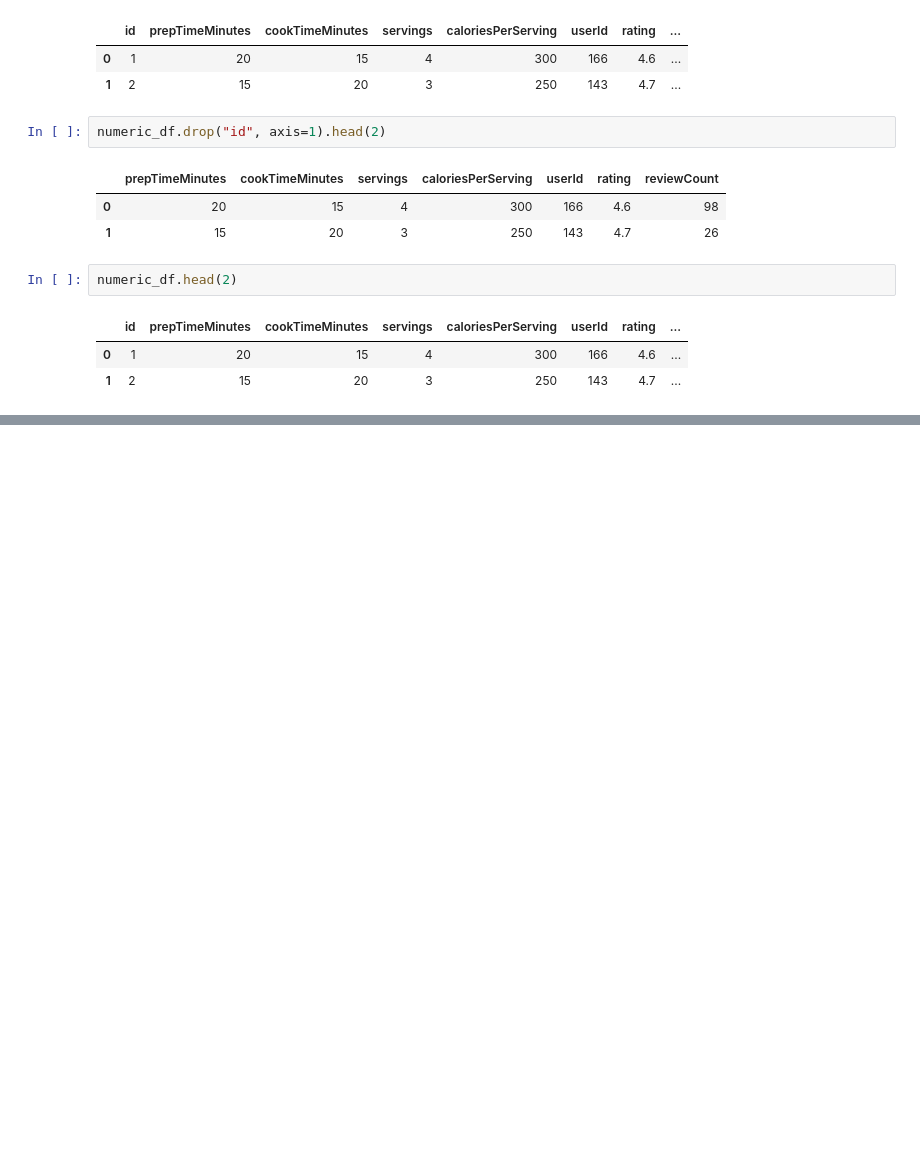
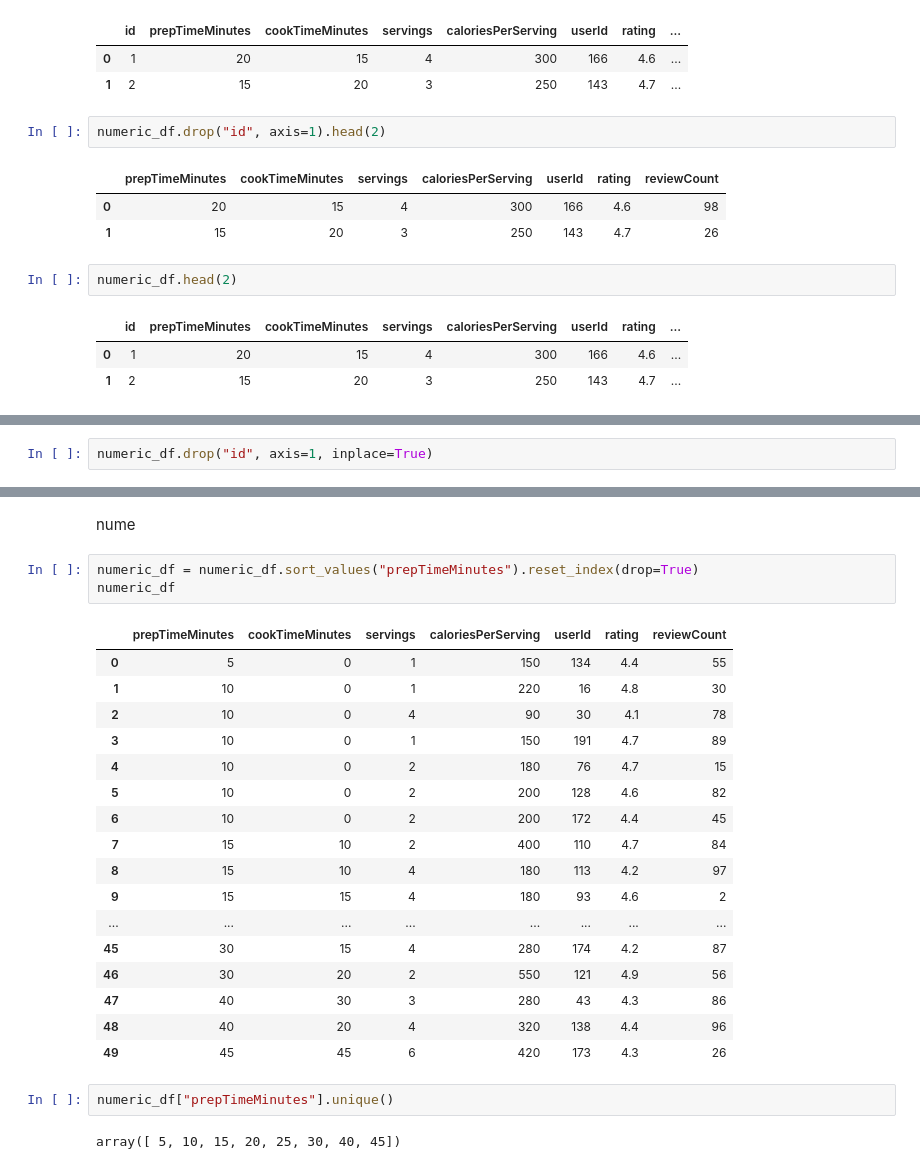
Before and after one commit to sojog/ML-NLP-DP-Bittnet-Iulie-2026, a Jupyter notebook: Ziua3/02.retete_dataframe.ipynb, the cells around one changed output, grey strips where cells are left out. Drawn from its saved outputs; the diff is of its cells as text; blank space fills up the shorter version.

```diff
--- a/Ziua3/02.retete_dataframe.ipynb
+++ b/Ziua3/02.retete_dataframe.ipynb
@@ -164,0 +167,2 @@ numeric_df.head(2)
+# %%
+numeric_df.drop("id", axis=1, inplace=True)
@@ -164,0 +253,27 @@ numeric_df.head(2)
+# %% [markdown]
+nume
+# %%
+numeric_df = numeric_df.sort_values("prepTimeMinutes").reset_index(drop=True)
+numeric_df
+# %% [output]
+|  | prepTimeMinutes | cookTimeMinutes | servings | caloriesPerServing | userId | rating | reviewCount |
+| 0 | 5 | 0 | 1 | 150 | 134 | 4.4 | 55 |
+| 1 | 10 | 0 | 1 | 220 | 16 | 4.8 | 30 |
+| 2 | 10 | 0 | 4 | 90 | 30 | 4.1 | 78 |
+| 3 | 10 | 0 | 1 | 150 | 191 | 4.7 | 89 |
+| 4 | 10 | 0 | 2 | 180 | 76 | 4.7 | 15 |
+| 5 | 10 | 0 | 2 | 200 | 128 | 4.6 | 82 |
+| 6 | 10 | 0 | 2 | 200 | 172 | 4.4 | 45 |
+| 7 | 15 | 10 | 2 | 400 | 110 | 4.7 | 84 |
+| 8 | 15 | 10 | 4 | 180 | 113 | 4.2 | 97 |
+| 9 | 15 | 15 | 4 | 180 | 93 | 4.6 | 2 |
+| ... | ... | ... | ... | ... | ... | ... | ... |
+| 45 | 30 | 15 | 4 | 280 | 174 | 4.2 | 87 |
+| 46 | 30 | 20 | 2 | 550 | 121 | 4.9 | 56 |
+| 47 | 40 | 30 | 3 | 280 | 43 | 4.3 | 86 |
+| 48 | 40 | 20 | 4 | 320 | 138 | 4.4 | 96 |
+| 49 | 45 | 45 | 6 | 420 | 173 | 4.3 | 26 |
+# %%
+numeric_df["prepTimeMinutes"].unique()
+# %% [output]
+array([ 5, 10, 15, 20, 25, 30, 40, 45])
```
Also changed, not shown: parts of 29 cells of this notebook, 1 other file.
